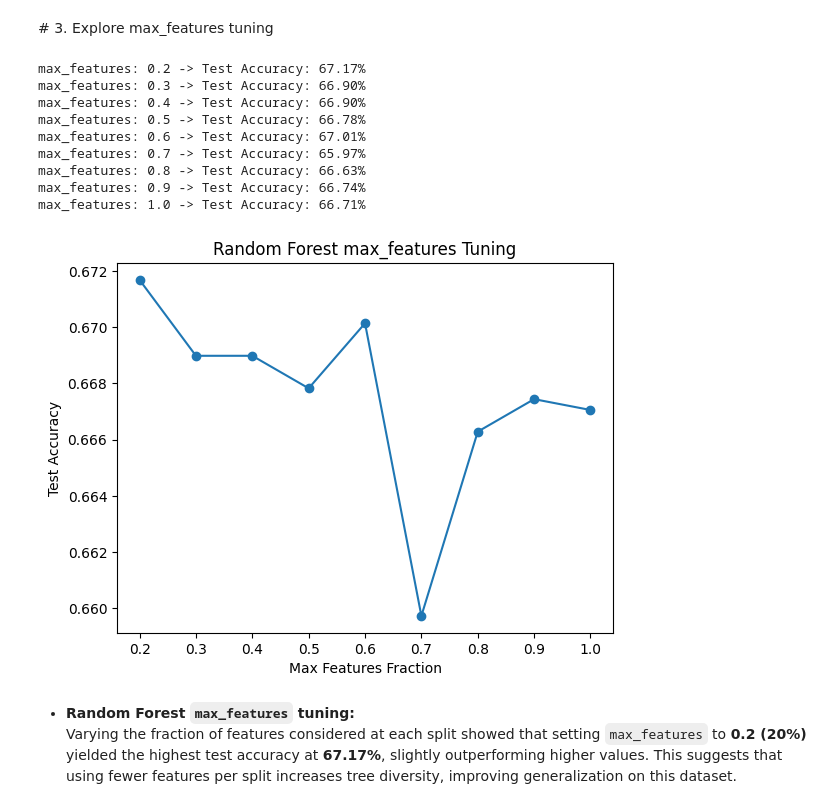
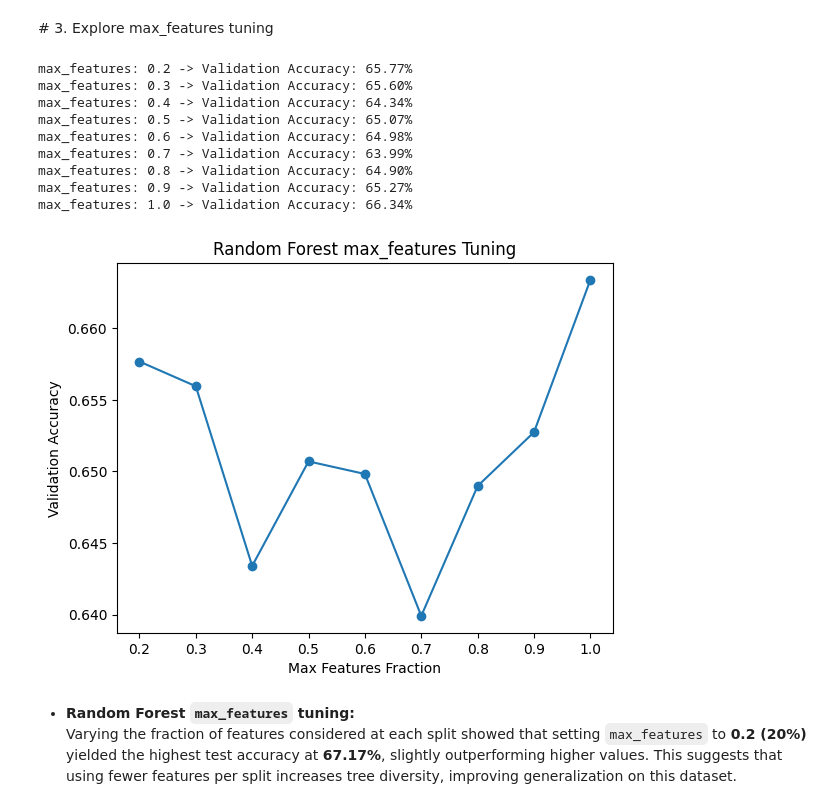
Before and after one commit to Yorkel/predicting-low-math-pisa-uk, a Jupyter notebook: notebooks/05_ensemble_random_forest.ipynb, the cells around one changed output. Cells and saved outputs as stored; diff of their text form; code cells hidden in the pictures.

```diff
--- a/notebooks/05_ensemble_random_forest.ipynb
+++ b/notebooks/05_ensemble_random_forest.ipynb
@@ -133,34 +130,33 @@ plt.show()
 # 3. Explore max_features tuning
 # %%
 accuracies = []
-feature_splits = [0.2, 0.3, 0.4, 0.5, 0.6, 0.7, 0.8, 0.9, 1]
+feature_splits = [0.2,0.3,0.4,0.5,0.6,0.7,0.8,0.9,1]
 
 for split in feature_splits:
     rfc_split = RandomForestClassifier(n_estimators=100, max_features=split, random_state=42)
     rfc_split.fit(X_train, y_train, sample_weight=w_train)
-    preds = rfc_split.predict(X_test)
-    acc = accuracy_score(y_test, preds)
-    accuracies.append(acc)
-
-    print(f"max_features: {split:.1f} -> Test Accuracy: {acc:.2%}")
+    preds_val = rfc_split.predict(X_val)
+    acc_val = accuracy_score(y_val, preds_val, sample_weight=w_val)
+    accuracies.append(acc_val)
+    print(f"max_features: {split:.1f} -> Validation Accuracy: {acc_val:.2%}")
 # %% [output]
-max_features: 0.2 -> Test Accuracy: 67.17%
-max_features: 0.3 -> Test Accuracy: 66.90%
-max_features: 0.4 -> Test Accuracy: 66.90%
-max_features: 0.5 -> Test Accuracy: 66.78%
-max_features: 0.6 -> Test Accuracy: 67.01%
-max_features: 0.7 -> Test Accuracy: 65.97%
-max_features: 0.8 -> Test Accuracy: 66.63%
-max_features: 0.9 -> Test Accuracy: 66.74%
-max_features: 1.0 -> Test Accuracy: 66.71%
+max_features: 0.2 -> Validation Accuracy: 65.77%
+max_features: 0.3 -> Validation Accuracy: 65.60%
+max_features: 0.4 -> Validation Accuracy: 64.34%
+max_features: 0.5 -> Validation Accuracy: 65.07%
+max_features: 0.6 -> Validation Accuracy: 64.98%
+max_features: 0.7 -> Validation Accuracy: 63.99%
+max_features: 0.8 -> Validation Accuracy: 64.90%
+max_features: 0.9 -> Validation Accuracy: 65.27%
+max_features: 1.0 -> Validation Accuracy: 66.34%
 # %%
 plt.plot(feature_splits, accuracies, marker='o')
-plt.ylabel('Test Accuracy')
+plt.ylabel('Validation Accuracy')
 plt.xlabel('Max Features Fraction')
 plt.title('Random Forest max_features Tuning')
 plt.show()
 # %% [output]
-[figure, old version]
+[figure, new version]
 # %% [markdown]
 - **Random Forest `max_features` tuning:**
   Varying the fraction of features considered at each split showed that setting `max_features` to **0.2 (20%)** yielded the highest test accuracy at **67.17%**, slightly outperforming higher values. This suggests that using fewer features per split increases tree diversity, improving generalization on this dataset.
```
Also changed, not shown: parts of 51 cells of this notebook, 1 other file.
